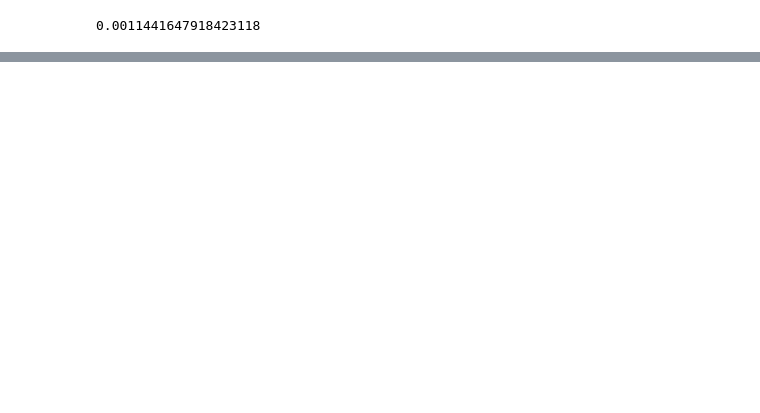
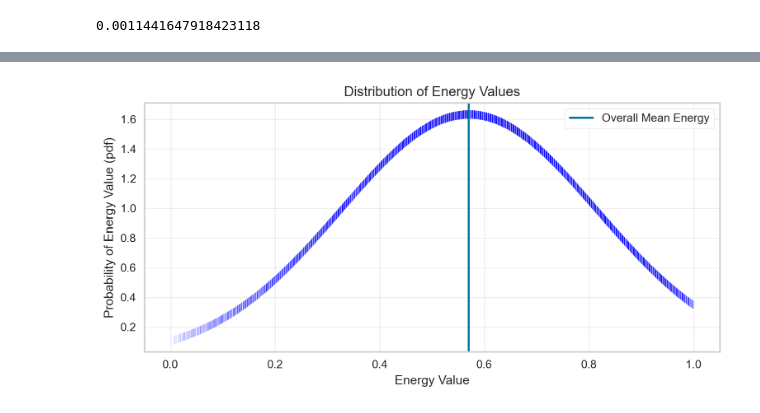
Before and after one commit to meyerpedro/Music_For_Creators-Recommender, a Jupyter notebook: notebook/Capstone 3.ipynb, the cells around one changed output, grey strips where cells are left out. Saved outputs shown, nothing was run; the diff lists cells and outputs as text; code cells hidden in the pictures; blank space fills up the shorter version.

```diff
--- a/notebook/Capstone 3.ipynb
+++ b/notebook/Capstone 3.ipynb
@@ -832,0 +829,35 @@ array([0.31950182, 0.33573659, 0.32293711, 0.33401978, 0.30215734,
+# %%
+def feature_distribution(df, feature_name):
+    '''
+    Distribution of any normally distributed feature
+    input:
+        feature: np.array() of feature values
+        feature_name: str. Name of feature for plot title
+    '''
+    x = df[feature_name]
+
+    normal = stats.norm(x.mean(), x.std())
+    fig, ax = plt.subplots(figsize=(9, 4), dpi=200)
+
+    ax.scatter(x, normal.pdf(x), linewidth=0.2, marker='|',color='blue', alpha=0.1000)
+
+
+    ax.set_xlabel(f'{feature_name.capitalize()} Value')
+    ax.set_ylabel(f'Probability of {feature_name.capitalize()} Value (pdf)')
+
+    ax.set_title(f"Distribution of {feature_name.capitalize()} Values")
+
+    ax.grid(alpha=0.3)
+
+    # ax.set_yticks([])
+
+    ax.axvline(x.mean(), color='b', linestyle='-', label=f'Overall Mean {feature_name.capitalize()}')
+    ax.legend(frameon=True, facecolor='white', framealpha=1)
+
+    plt.savefig(f'../images/{feature_name}.png')
+    plt.show()
+
+    #'sadness','danceability','acousticness','valence','energy',
+feature_distribution(final_df, 'energy')
+# %% [output]
+[figure, added]
```
Also changed, not shown: parts of 14 cells of this notebook, 15 other files.
